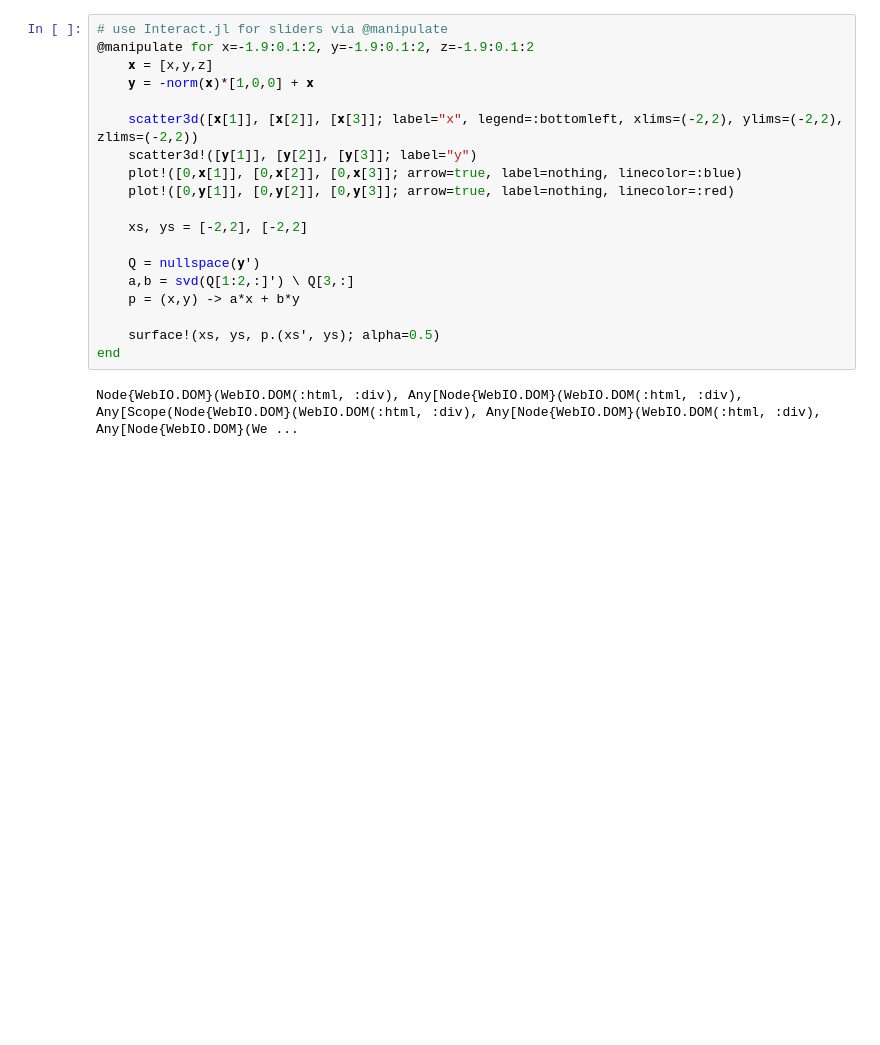
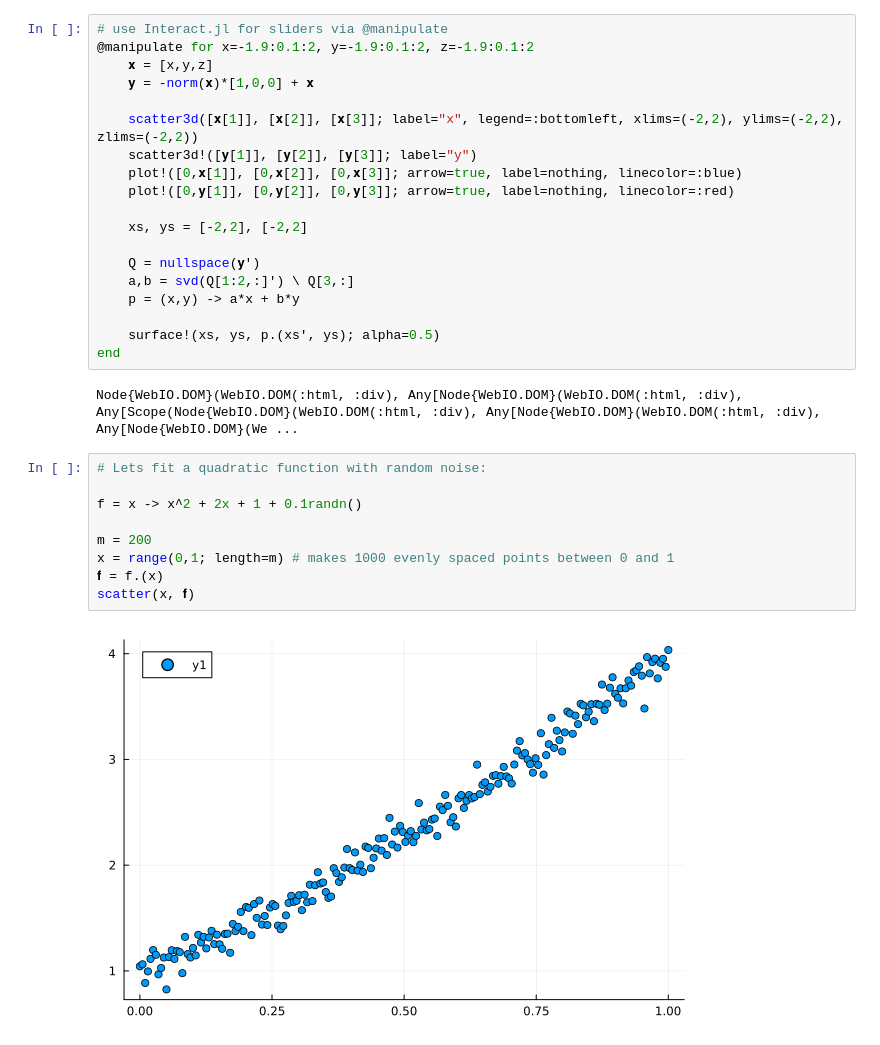
Before and after one commit to Imperial-MATH50003/MATH50003NumericalAnalysis2022-23, a Jupyter notebook: lectures/Lecture9-Draft.ipynb, the cells around one changed output. Drawn from its saved outputs; the diff is of its cells as text; blank space fills up the shorter version.

```diff
--- a/lectures/Lecture9-Draft.ipynb
+++ b/lectures/Lecture9-Draft.ipynb
@@ -21,3 +21,14 @@ using Plots, Interact
 end
 # %% [output]
 Node{WebIO.DOM}(WebIO.DOM(:html, :div), Any[Node{WebIO.DOM}(WebIO.DOM(:html, :div), Any[Scope(Node{WebIO.DOM}(WebIO.DOM(:html, :div), Any[Node{WebIO.DOM}(WebIO.DOM(:html, :div), Any[Node{WebIO.DOM}(We ...
+# %%
+# Lets fit a quadratic function with random noise:
+
+f = x -> x^2 + 2x + 1 + 0.1randn()
+
+m = 200
+x = range(0,1; length=m) # makes 1000 evenly spaced points between 0 and 1
+𝐟 = f.(x)
+scatter(x, 𝐟)
+# %% [output]
+[figure, added]
```
Also changed, not shown: parts of 2 cells of this notebook.
